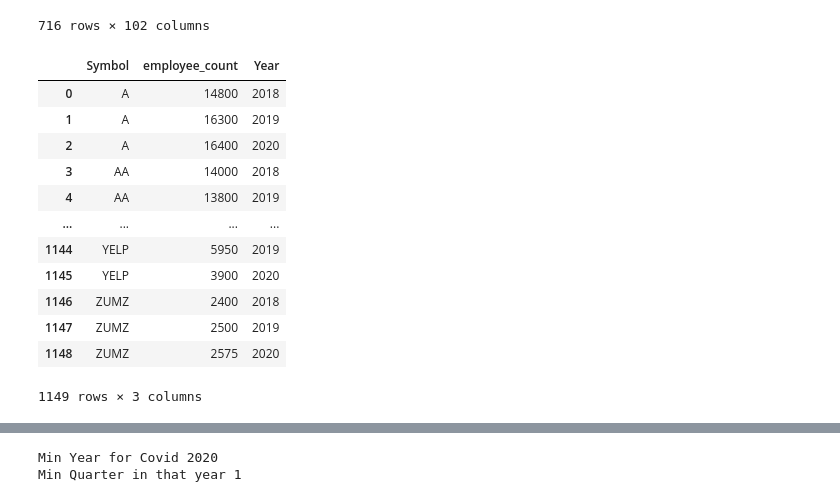
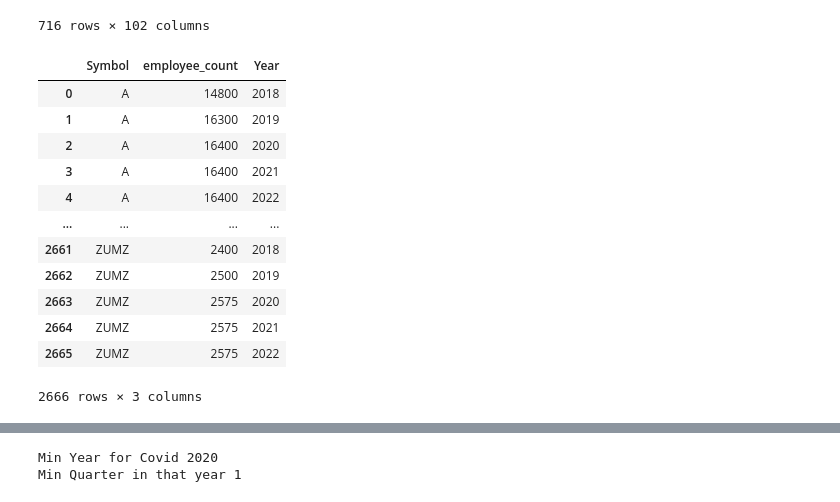
Before and after one commit to fatbuddy/layoffs-decoded, a Jupyter notebook: analysis/q1_train_data.ipynb, the cells around one changed output, grey strips where cells are left out. Cells and saved outputs as stored; diff of their text form; code cells hidden in the pictures.

```diff
--- a/analysis/q1_train_data.ipynb
+++ b/analysis/q1_train_data.ipynb
@@ -191,38 +191,55 @@ Unique symbol count = 380
 | 715 | YELP | Yelp Inc. Common Stock | 2020 | 2 | 375 | 1 | 2020-06-30 | 1.690300e+08 | ... |
 716 rows × 102 columns
 # %%
-company_size_key = "company_size_data.csv"
-
 company_size_df = pd.read_csv(
     f"s3://{AWS_S3_BUCKET}/{company_size_key}",
     storage_options={
         "key": AWS_ACCESS_KEY_ID,
         "secret": AWS_SECRET_ACCESS_KEY,
         "token": AWS_SESSION_TOKEN,
     },
 )
 
 company_size_df = company_size_df.rename({'stock_symbol': 'Symbol'}, axis=1).astype({'period_of_report': 'datetime64[ns]'})
-company_size_df = company_size_df[company_size_df['period_of_report'] >= pd.to_datetime("2018-01-01")].reset_index(drop=True)
 company_size_df['Year'] = company_size_df['period_of_report'].dt.year
+company_size_df = company_size_df.drop(columns="period_of_report")
+
+def average(subset_df):
+    subset_df = subset_df[subset_df["employee_count"] != 0]
+    if len(subset_df["employee_count"])>0:
+        return subset_df["employee_count"].mean()
+    else:
+        return 0
+
+symbols = company_size_df["Symbol"].unique()
+
+for i in symbols:
+    mean = average(company_size_df[company_size_df["Symbol"] == i])
+    company_size_df.loc[(company_size_df["Symbol"] == i) & (company_size_df["employee_count"] == 0), "employee_count"] = int(mean)
+    emp_count = company_size_df[(company_size_df["Symbol"] == i) & (company_size_df["Year"]==2020)]["employee_count"]
+    company_name = company_size_df[company_size_df["Symbol"] == i]["company_name"].iloc[0]
+    company_size_df = pd.concat([company_size_df, pd.DataFrame({'Symbol': i, 'company_name': company_name, 'employee_count': emp_count, 'Year': 2021})], ignore_index=True)
+    company_size_df = pd.concat([company_size_df, pd.DataFrame({'Symbol': i, 'company_name': company_name, 'employee_count': emp_count, 'Year': 2022})], ignore_index=True)
+
+company_size_df = company_size_df[company_size_df['Year'] >= 2018].reset_index(drop=True)
 company_size_df = company_size_df[["Symbol", "employee_count", "Year"]]
 company_size_df = company_size_df.drop_duplicates()
 company_size_df = company_size_df.sort_values(by=["Symbol", "Year"], ascending=True).reset_index(drop=True)
 company_size_df
 # %% [output]
 |  | Symbol | employee_count | Year |
 | 0 | A | 14800 | 2018 |
 | 1 | A | 16300 | 2019 |
 | 2 | A | 16400 | 2020 |
-| 3 | AA | 14000 | 2018 |
-| 4 | AA | 13800 | 2019 |
+| 3 | A | 16400 | 2021 |
+| 4 | A | 16400 | 2022 |
 | ... | ... | ... | ... |
-| 1144 | YELP | 5950 | 2019 |
-| 1145 | YELP | 3900 | 2020 |
-| 1146 | ZUMZ | 2400 | 2018 |
-| 1147 | ZUMZ | 2500 | 2019 |
-| 1148 | ZUMZ | 2575 | 2020 |
+| 2661 | ZUMZ | 2400 | 2018 |
+| 2662 | ZUMZ | 2500 | 2019 |
+| 2663 | ZUMZ | 2575 | 2020 |
+| 2664 | ZUMZ | 2575 | 2021 |
+| 2665 | ZUMZ | 2575 | 2022 |
-1149 rows × 3 columns
+2666 rows × 3 columns
 # %%
 company_size_warn_df = financial_warn_df.merge(company_size_df, how="left", on=["Symbol", "Year"]).reset_index(drop=True)
 company_size_warn_df = company_size_warn_df.sort_values(by=["Symbol", "Year", "Quarter"], ascending=True).reset_index(drop=True)
```
Also changed, not shown: parts of 10 cells of this notebook, 6 other files.
